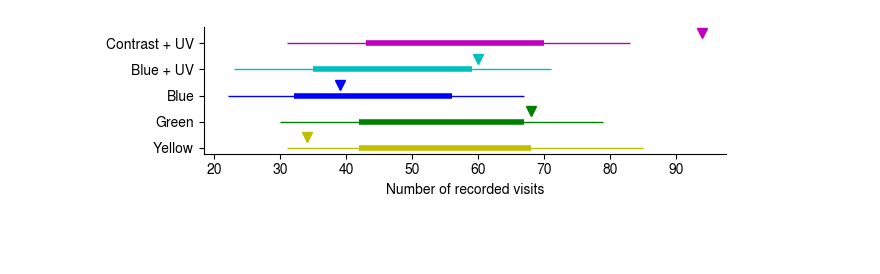
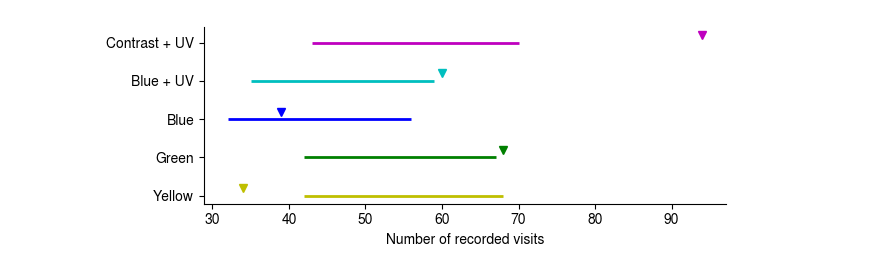
Before and after one commit to mparkergetz/bee_cam_data_processing, a Jupyter notebook: plot_simulation_intervals.ipynb, the cells around one changed output. Cells and saved outputs as stored; diff of their text form; code cells hidden in the pictures; blank space fills up the shorter version.

```diff
--- a/plot_simulation_intervals.ipynb
+++ b/plot_simulation_intervals.ipynb
@@ -33,23 +33,23 @@ name_map = {
 # %%
 # new_order = ['cnt', 'blv', 'blu', 'grn', 'yel']
 new_order = ['yel', 'grn', 'blu', 'blv', 'cnt']
-plt.figure(figsize=(6.5, 2))
+plt.figure(figsize=(6.5, 2.5))
 
 for i, col in enumerate(new_order):
     data = df[col].dropna()
     min_val, max_val = data.min(), data.max()
     observed = observed_values[col]
     ci_low, ci_high = np.percentile(data, [2.5, 97.5])
-    plt.hlines(y=i, xmin=min_val, xmax=max_val, color=color_map[col], linewidth=1)
-    plt.hlines(y=i, xmin=ci_low, xmax=ci_high, color=color_map[col], linewidth=4)
-    plt.plot(observed, i + 0.4, marker='v', color=color_map[col], markersize=7)
+    # plt.hlines(y=i, xmin=min_val, xmax=max_val, color=color_map[col], linewidth=1)
+    plt.hlines(y=i, xmin=ci_low, xmax=ci_high, color=color_map[col], linewidth=2)
+    plt.plot(observed, i + 0.2, marker='v', color=color_map[col], markersize=6)
 
 plt.yticks(ticks=range(len(new_order)), labels=new_order)
 mapped_labels = [name_map.get(col, col) for col in new_order]
 plt.yticks(ticks=range(len(new_order)), labels=mapped_labels)
 plt.xlabel('Number of recorded visits')
 # plt.ylabel('Lure color')
 plt.tight_layout()
 plt.savefig('figs/simulation_line_interval.png', format='png', dpi=300)
 # %% [output]
-[figure, old version]
+[figure, new version]
```
Also changed, not shown: 3 other files.
